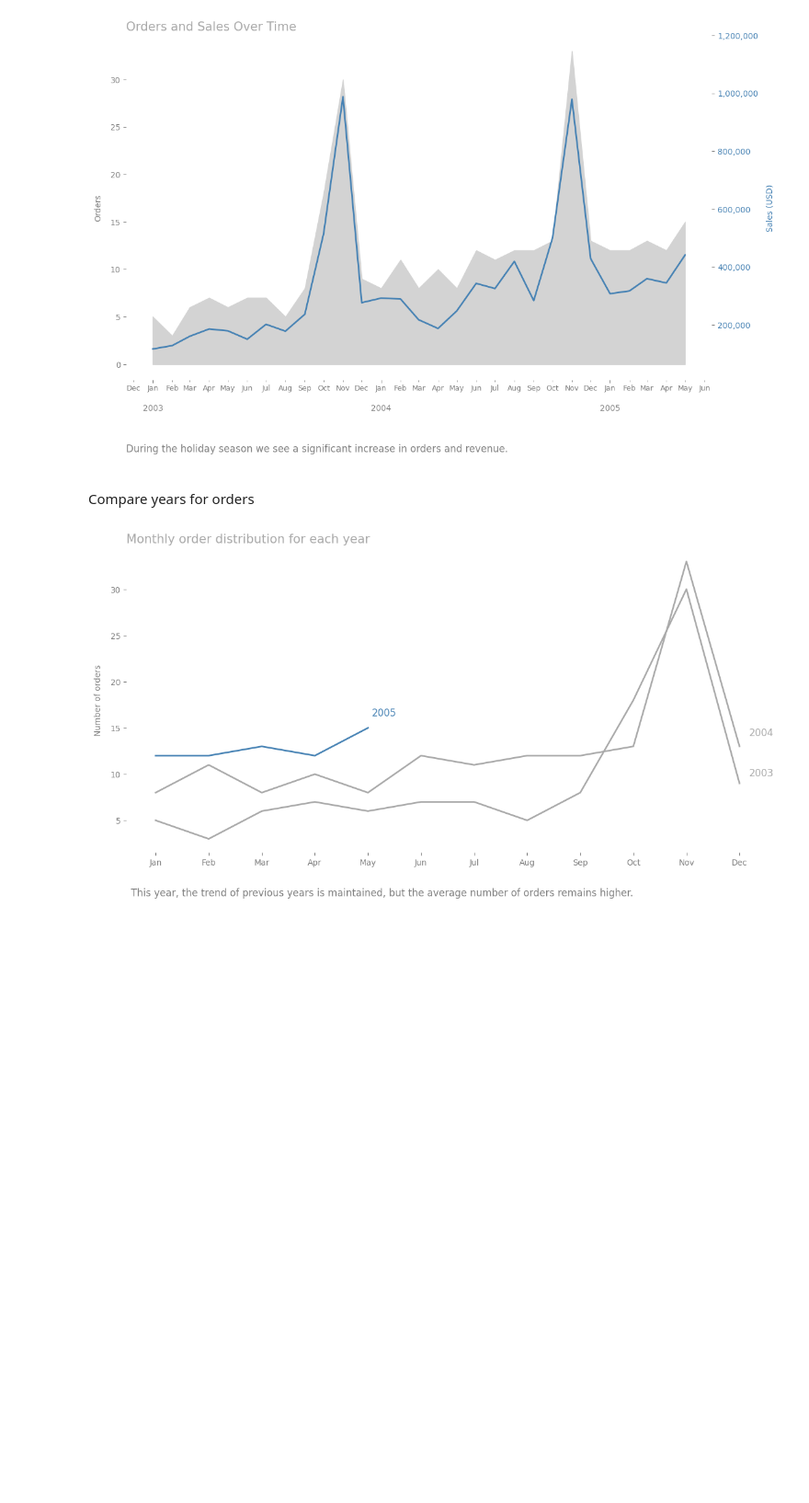
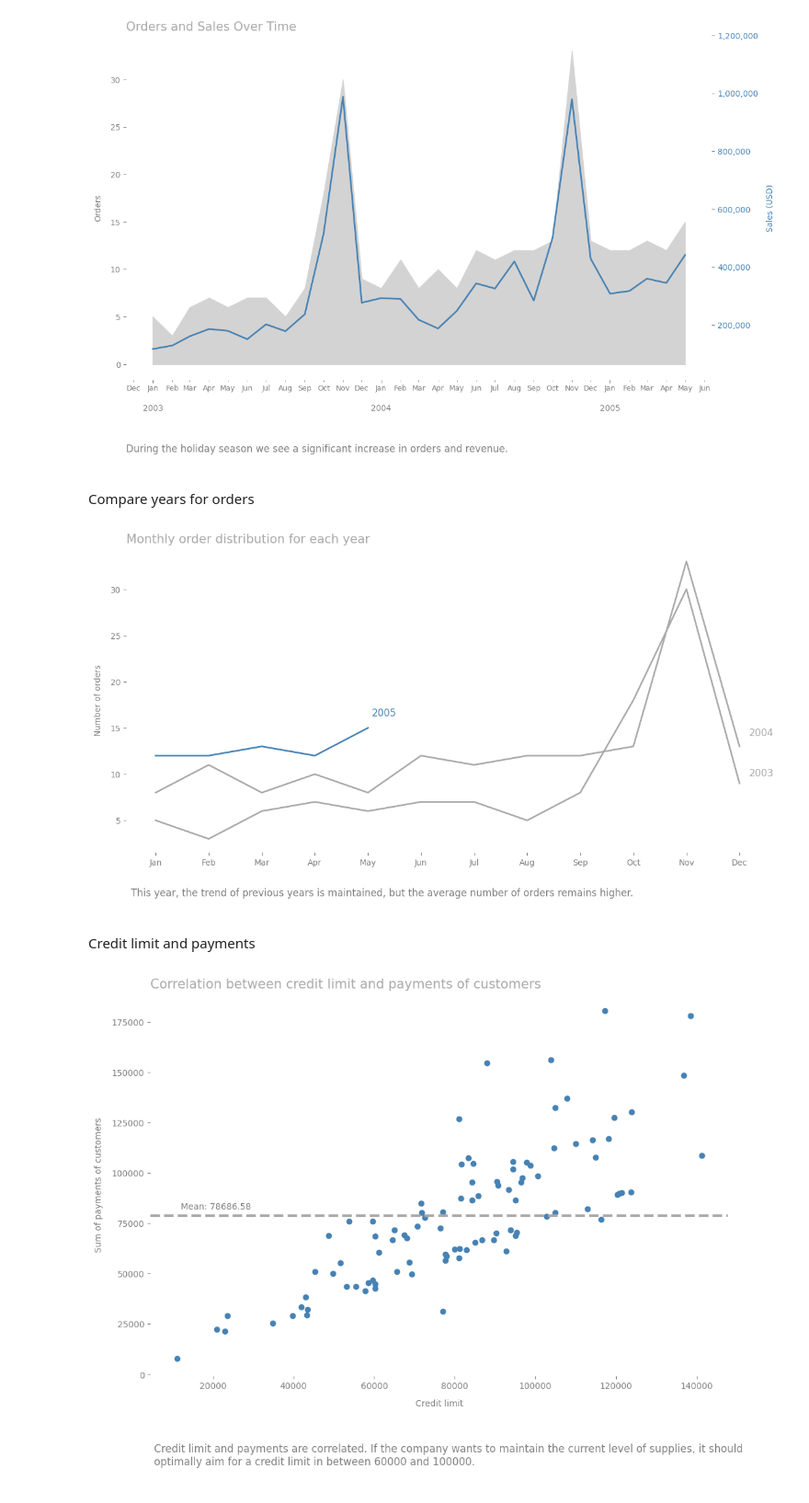
Before and after one commit to OgrodowskiJedrzej/Sales-Analysis, a Jupyter notebook: main.ipynb, the cells around one changed output. Shown at 92% size. Drawn from its saved outputs; the diff is of its cells as text; code cells hidden in the pictures; blank space fills up the shorter version.

Commit message:
Added credit limit and payments

```diff
--- a/main.ipynb
+++ b/main.ipynb
@@ -332,3 +331,50 @@ plt.tight_layout()
 plt.show()
 # %% [output]
 [figure]
+# %% [markdown]
+Credit limit and payments
+# %%
+creditLimitAndPaymentsRaw = pd.read_sql(
+    """
+    SELECT
+        customers.creditLimit,
+        SUM(payments.amount) as sumOfPayments
+    FROM customers
+    INNER JOIN payments
+    ON customers.customerNumber = payments.customerNumber
+    GROUP BY customers.customerNumber
+    ORDER BY customers.creditLimit
+    """, connector)
+
+# Delete outliers
+zScore = np.abs(stats.zscore(creditLimitAndPaymentsRaw))
+threshold = 5
+creditLimitAndPayments = creditLimitAndPaymentsRaw[(zScore < threshold).all(axis=1)]
+
+# Calculate mean and vector to plot mean line
+meanOfPayments = np.mean(creditLimitAndPayments["sumOfPayments"])
+
+# Calculate confidence interval
+confidenceInterval = 0.05 * meanOfPayments
+upperBound = meanOfPayments + confidenceInterval
+lowerBound = meanOfPayments - confidenceInterval
+
+# Visualization
+plt.figure(figsize=(12, 8))
+plt.scatter(creditLimitAndPayments["creditLimit"], creditLimitAndPayments["sumOfPayments"], color="steelblue")
+plt.axhline(y=meanOfPayments, color='darkgrey',linewidth=3, linestyle='--', label="Mean Line")
+plt.text(12000, meanOfPayments + 0.03 * meanOfPayments, f'Mean: {meanOfPayments:.2f}', color='grey', verticalalignment='bottom')
+plt.title("Correlation between credit limit and payments of customers",
+          loc="left", fontsize=15, color="darkgrey")
+plt.tick_params(color='gray')
+plt.xlabel("Credit limit", color="grey", labelpad=10)
+plt.ylabel("Sum of payments of customers", color="grey", labelpad=10)
+plt.xticks(color="grey")
+plt.yticks(color="grey")
+description = """
+Credit limit and payments are correlated. If the company wants to maintain the current level of supplies, it should \noptimally aim for a credit limit in between 60000 and 100000.
+"""
+plt.figtext(0.13, -0.05, description, ha='left', va='center', fontsize=12, color='grey')
+plt.show()
+# %% [output]
+[figure, added]
```
Also changed, not shown: parts of 2 cells of this notebook.
